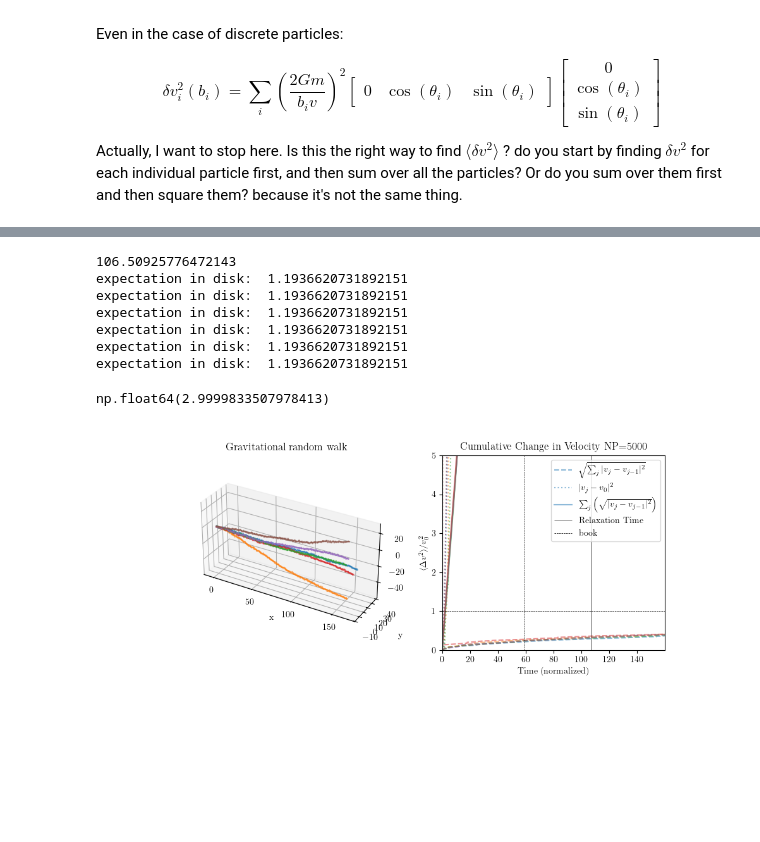
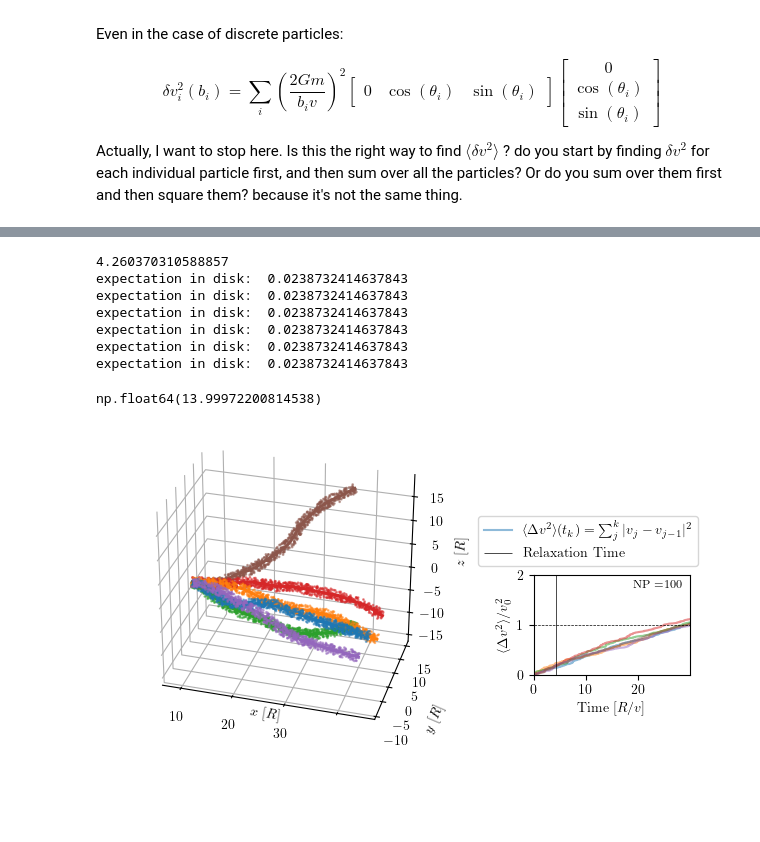
Before and after one commit to salvatore-ferrone/phd-thesis-ferrone, a Jupyter notebook: demos/impact/twoBodyRelaxation.ipynb, the cells around one changed output, grey strips where cells are left out. Cells and saved outputs as stored; diff of their text form; code cells hidden in the pictures; blank space fills up the shorter version.

```diff
--- a/demos/impact/twoBodyRelaxation.ipynb
+++ b/demos/impact/twoBodyRelaxation.ipynb
@@ -283,12 +279,12 @@ np.float64(0.9900498337491681)
 # %%
 ncpu = mp.cpu_count() - 2
 trials = ncpu
-NP = int(5e3)
+NP = int(1e2)
 tdyn = 1
 trelax_book =  tdyn * NP /np.log(NP) / 10
 trelax_me = (1/6) * tdyn * NP / np.log(NP / 2)
 print(trelax_me)
-norbits = 1.5*trelax_me
+norbits = 7*trelax_me
 dtfactor = 1 / 1000
 x0 = np.array([-1, 0, 0])
 v0 = np.array([1, 0, 0])
@@ -303,11 +299,19 @@ with mp.Pool(ncpu) as pool:
 xs, vs, us, ws, xdps, ydps, zdps = zip(*results)
 tsteps = np.arange(nsteps) * dt
 # %% [output]
-106.50925776472143
-expectation in disk:  1.1936620731892151
-expectation in disk:  1.1936620731892151
-expectation in disk:  1.1936620731892151
-expectation in disk:  1.1936620731892151
-expectation in disk:  1.1936620731892151
-expectation in disk:  1.1936620731892151
+4.260370310588857
+expectation in disk:  0.0238732414637843
+expectation in disk:  0.0238732414637843
+expectation in disk:  0.0238732414637843
+expectation in disk:  0.0238732414637843
+expectation in disk:  0.0238732414637843
+expectation in disk:  0.0238732414637843
+# %%
+deltaVGPT = []
+for i in range(trials):
+    v= vs[i]
+    delta_v = v[1:] - v[:-1]
+    delta_v_squared = np.sum(delta_v**2, axis=1)
+    cumulative_dv2 = np.cumsum(delta_v_squared)
+    deltaVGPT.append(cumulative_dv2)
 # %%
@@ -341,46 +346,54 @@ for i in range(trials):
 expected_dV=12*dt*np.log(NP/2)/NP
 expected_dV*nsteps
 # %% [output]
-np.float64(2.9999833507978413)
+np.float64(13.99972200814538)
 # %%
-fig= plt.figure(figsize=(10, 4))
-
+fig= plt.figure(figsize=(8.25-2, 4))
 axis=[]
-axis.append(fig.add_subplot(121, projection='3d'))
-axis.append(fig.add_subplot(122))
-NSKIP=1000
-
+# gs = fig.add_gridspec(1, 2, width_ratios=[3, 1], wspace=0.2)
+# axis.append(fig.add_subplot(gs[0], projection='3d'))
+# axis.append(fig.add_subplot(gs[1]))
+axis.append(fig.add_axes([0.00, 0.20, 0.6, 0.8], projection='3d')) # [left, bottom, width, height])
+axis.append(fig.add_axes([0.70, 0.375, 0.25, 0.25]))
+NSKIP=1
 for i in range(0,trials):
-    line,=axis[0].plot(xs[i][:, 0], xs[i][:, 1], xs[i][:,2], alpha=0.5)
+    line,=axis[0].plot(xs[i][:, 0], xs[i][:, 1], xs[i][:,2], lw=2, alpha=1)
     axis[0].scatter(xdps[i][::NSKIP], ydps[i][::NSKIP], zdps[i][::NSKIP], s=1, alpha=0.5, label='Particles',color=line.get_color())
     if i == 0:
-        label0=r"$\sqrt{\sum_j |v_j - v_{j-1}|^2}$"
+        label0=r"$\langle\Delta v^2\rangle (t_k)=\sum_j^{k} |v_j - v_{j-1}|^2$"
         label1=r"$|v_j - v_0|^2$"
         label2=r"$\sum_j \left(\sqrt{|v_j - v_{j-1}|^2}\right)$"
     else:
         label0=None
         label1=None
         label2=None
+    axis[1].plot(tsteps, deltaV2s[i], alpha=0.5, ls="-", color=line.get_color(), label=label0)
 
-    axis[1].plot(tsteps, np.sqrt(deltaV2s[i]), alpha=0.5, ls="--", color=line.get_color(), label=label0)
-    axis[1].plot(tsteps, deltaV20[i], alpha=0.5, ls =":", color=line.get_color(), label=label1)
-    axis[1].plot(tsteps, deltaV2RMS[i], alpha=0.5, ls = "-", color=line.get_color(),  label=label2)
-axis[0].set_title('Gravitational random walk ')
-axis[0].set_xlabel('x')
-axis[0].set_ylabel('y')
+# axis[0].set_title(r'$\mathrm{Gravitational~random~walk}$')
+axis[0].set_xlabel(r'$x~[R]$',labelpad=-15)
+axis[0].set_xticklabels([0,10,20,30])
+axis[0].set_ylabel(r'$y~[R]$')
+axis[0].set_zlabel(r'$z~[R]$')
 axis[1].vlines(trelax_me, 0, 5, color='k', linestyle='-', lw=.5, label='Relaxation Time')
-axis[1].vlines(trelax_book, 0, 5, color='k', linestyle='--', lw=.5, label='book')
 axis[1].hlines(1, 0, tsteps[-1], color='k', linestyle='--', lw=.5, )
+axis[1].text(0.95,0.95,r"$\mathrm{{NP}}=${}".format(NP), transform=axis[1].transAxes, ha='right', va='top', fontsize="small")
 axis[1].set_ylabel(r"$\langle\Delta v^2\rangle / v_0^2$")
-axis[1].set_xlabel('Time (normalized)')
-axis[1].set_title(r'$\mathrm{{Cumulative}}~\mathrm{{Change~in~Velocity~}}$NP={}'.format(NP))
+axis[1].set_xlabel(r'$\mathrm{Time~}[R/v]$')
 axis[1].set_xlim(0, tsteps[-1])
-axis[1].legend()
-axis[1].set_ylim(0, 5)
+axis[1].legend( loc='lower center', bbox_to_anchor=(0.35, 1.02), ) # x=center, y=just above the axes
+
+axis[1].set_ylim(0, 2)
 axis[0].set_aspect('equal')
-# axis[1].set_xlim(0,10)
+axis[0].xaxis.pane.set_visible(False)
+axis[0].yaxis.pane.set_visible(False)
+axis[0].zaxis.pane.set_visible(False)
+axis[0].grid(True)
+axis[0].view_init(elev=30, azim=-74)
+# axis[0].set_xlim(-1, 1)
+
+fig.savefig('../../images/twoBodyRelaxation.png', dpi=300, bbox_inches='tight')
 # %% [output]
-[figure, old version]
+[figure, new version]
 # %%
 NP=int(1e3)
 dtfactor=1/1001
```
Also changed, not shown: parts of 3 cells of this notebook, 4 other files.
